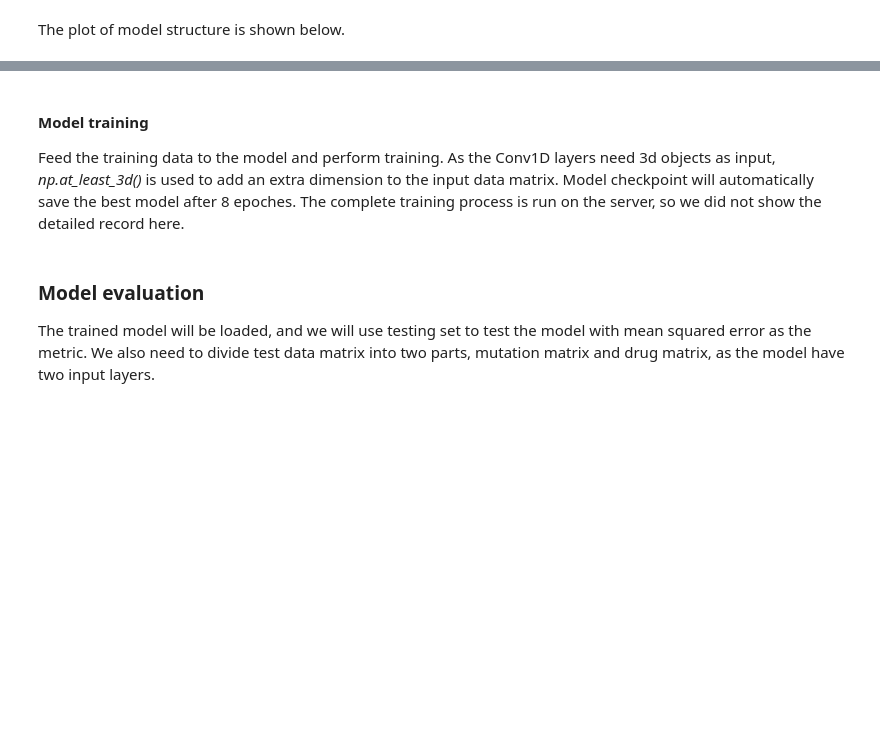
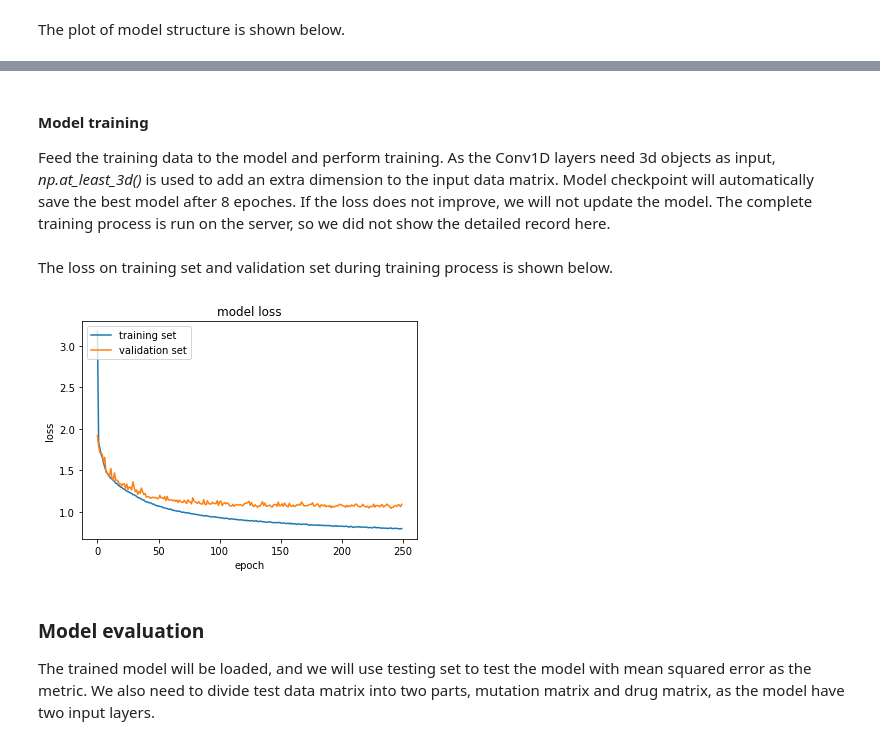
Before and after one commit to rajshah9914/GSOC, a Jupyter notebook: notebook/Drug_response_prediction_model.ipynb, the cells around one changed output, grey strips where cells are left out. Saved outputs shown, nothing was run; the diff lists cells and outputs as text; code cells hidden in the pictures; blank space fills up the shorter version.

```diff
--- a/notebook/Drug_response_prediction_model.ipynb
+++ b/notebook/Drug_response_prediction_model.ipynb
@@ -198,7 +198,7 @@ SVG(model_to_dot(model).create(prog='dot', format='svg'))
 [drawing not drawn]
 # %% [markdown]
 #### Model training
-Feed the training data to the model and perform training. As the Conv1D layers need 3d objects as input, *np.at_least_3d()* is used to add an extra dimension to the input data matrix. Model checkpoint will automatically save the best model after 8 epoches. The complete training process is run on the server, so we did not show the detailed record here.
+Feed the training data to the model and perform training. As the Conv1D layers need 3d objects as input, *np.at_least_3d()* is used to add an extra dimension to the input data matrix. Model checkpoint will automatically save the best model after 8 epoches. If the loss does not improve, we will not update the model. The complete training process is run on the server, so we did not show the detailed record here.
 # %%
 batch_size = 256
 nb_epoch = 250
@@ -215,4 +219,22 @@ history = model.fit([np.atleast_3d(X_train_cell), np.atleast_3d(X_train_drug)],
 model.save('model/DNN_model_with_mutation.h5')
+# %% [markdown]
+The loss on training set and validation set during training process is shown below.
+# %%
+import pickle
+with open('history', 'rb') as file:
+    history =pickle.load(file)
+
+import matplotlib.pyplot as plt
+%matplotlib inline
+plt.plot(history['loss'])
+plt.plot(history['val_loss'])
+plt.title('model loss')
+plt.ylabel('loss')
+plt.xlabel('epoch')
+plt.legend(['training set', 'validation set'], loc='upper left')
+plt.show()
+# %% [output]
+[figure, added]
 # %% [markdown]
 ### Model evaluation
 The trained model will be loaded, and we will use testing set to test the model with mean squared error as the metric. We also need to divide test data matrix into two parts, mutation matrix and drug matrix, as the model have two input layers.
```
Also changed, not shown: parts of 3 cells of this notebook, 4 other files.
